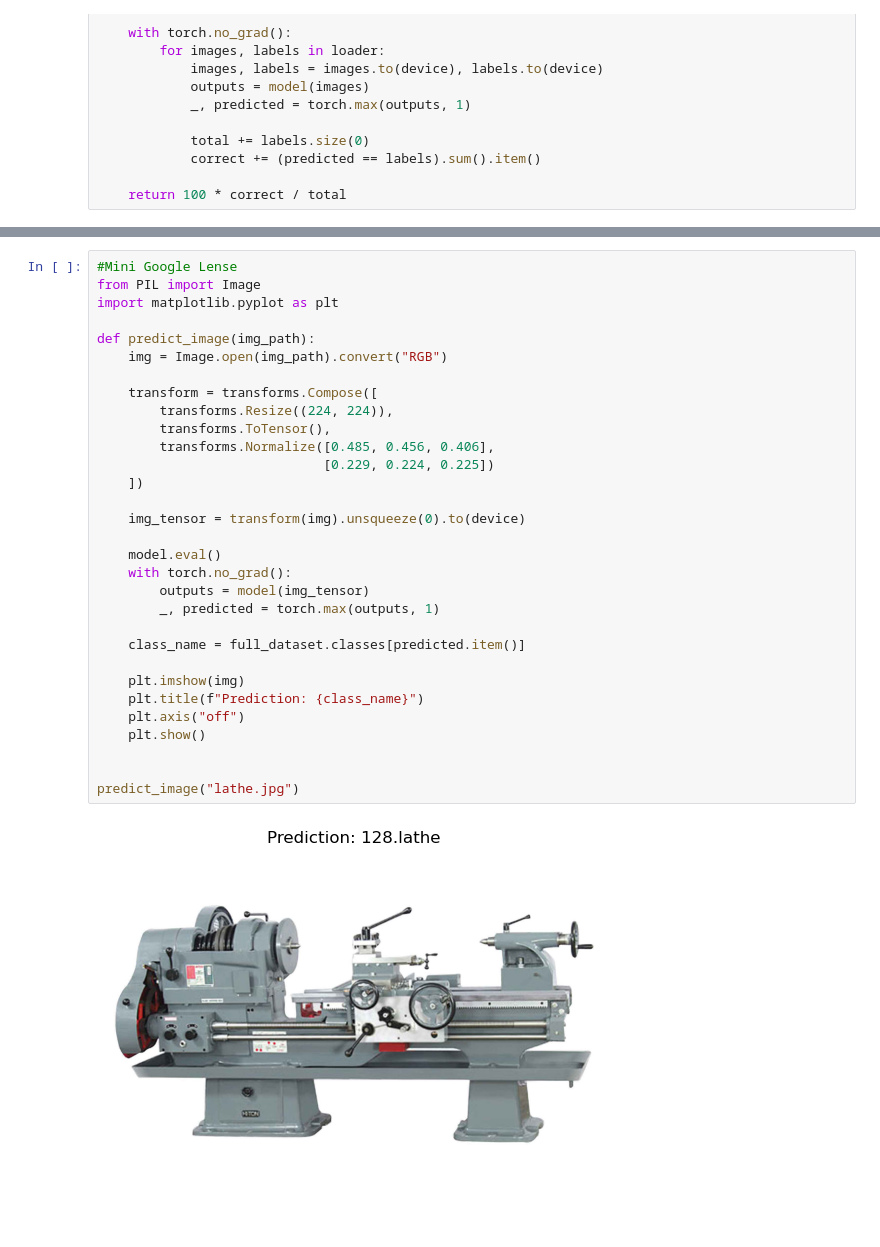
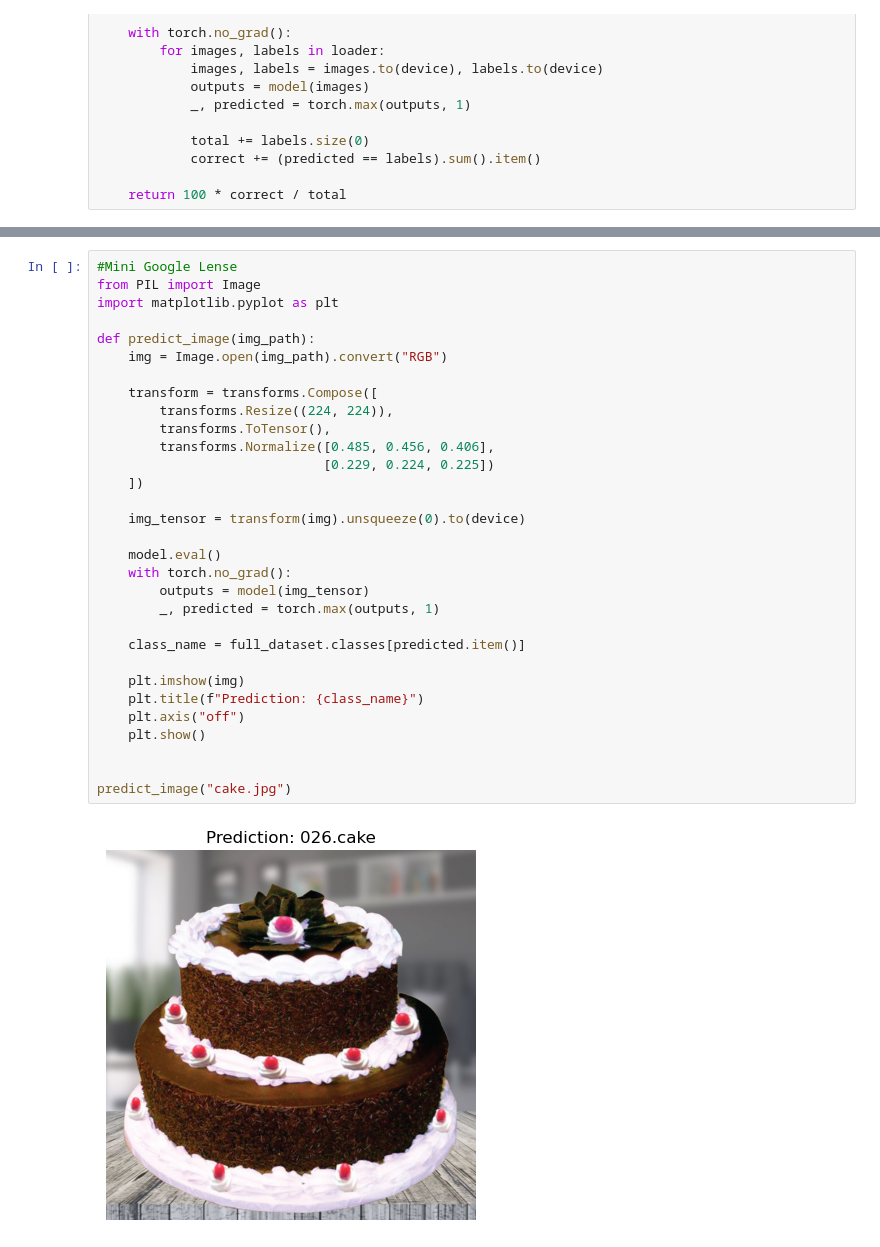
Before and after one commit to tirthankar27/Mini-Google-Lens, a Jupyter notebook: Mini_Google_Lens.ipynb, the cells around one changed output, grey strips where cells are left out. Drawn from its saved outputs; the diff is of its cells as text; blank space fills up the shorter version.

```diff
--- a/Mini_Google_Lens.ipynb
+++ b/Mini_Google_Lens.ipynb
@@ -164,32 +164,32 @@ Accuracy: 70.32015681149952 %
 #Mini Google Lense
 from PIL import Image
 import matplotlib.pyplot as plt
 
 def predict_image(img_path):
     img = Image.open(img_path).convert("RGB")
 
     transform = transforms.Compose([
         transforms.Resize((224, 224)),
         transforms.ToTensor(),
         transforms.Normalize([0.485, 0.456, 0.406],
                              [0.229, 0.224, 0.225])
     ])
 
     img_tensor = transform(img).unsqueeze(0).to(device)
 
     model.eval()
     with torch.no_grad():
         outputs = model(img_tensor)
         _, predicted = torch.max(outputs, 1)
 
     class_name = full_dataset.classes[predicted.item()]
 
     plt.imshow(img)
     plt.title(f"Prediction: {class_name}")
     plt.axis("off")
     plt.show()
 
 
-predict_image("lathe.jpg")
+predict_image("cake.jpg")
 # %% [output]
-[figure, old version]
+[figure, new version]
```
Also changed, not shown: parts of 3 cells of this notebook.
